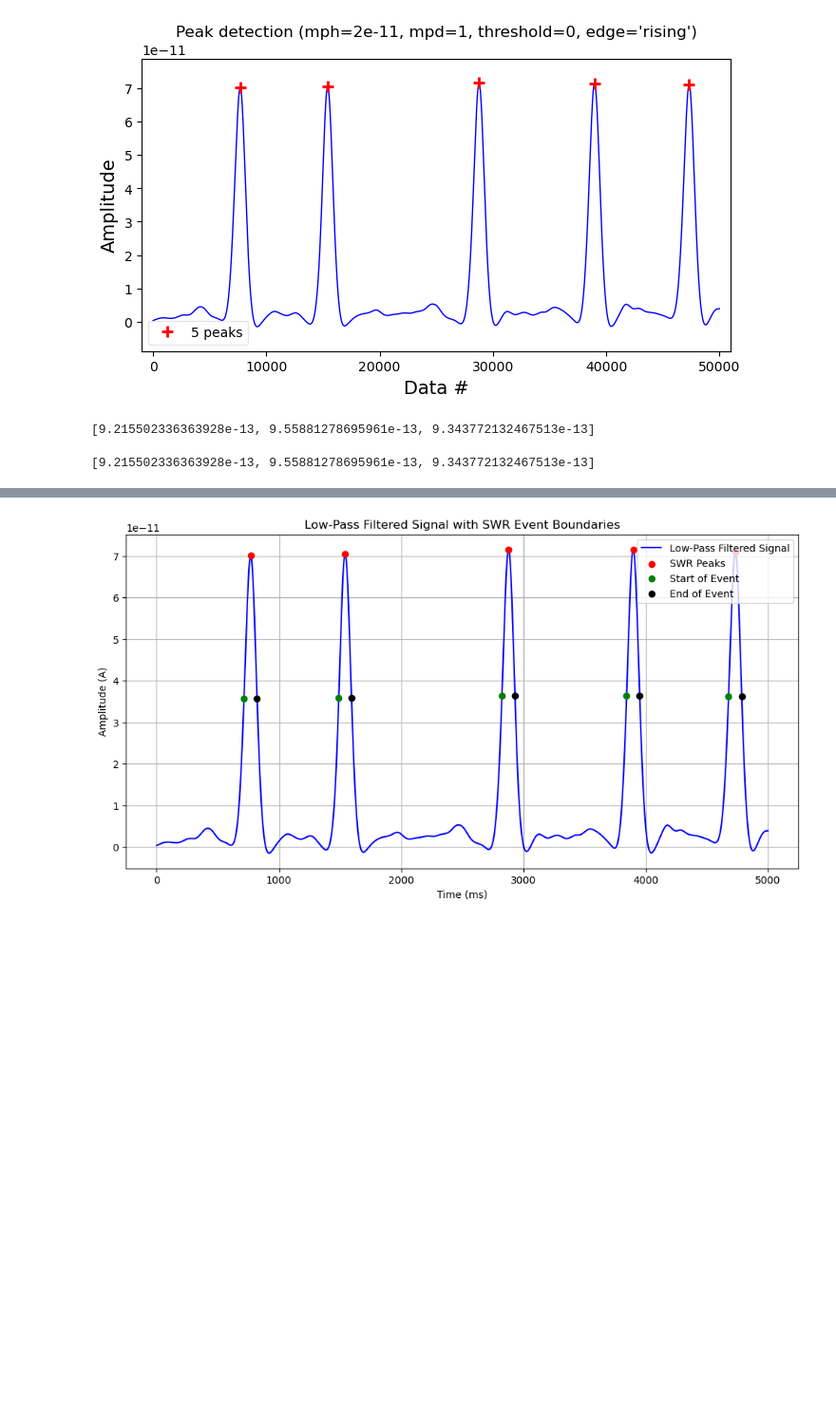
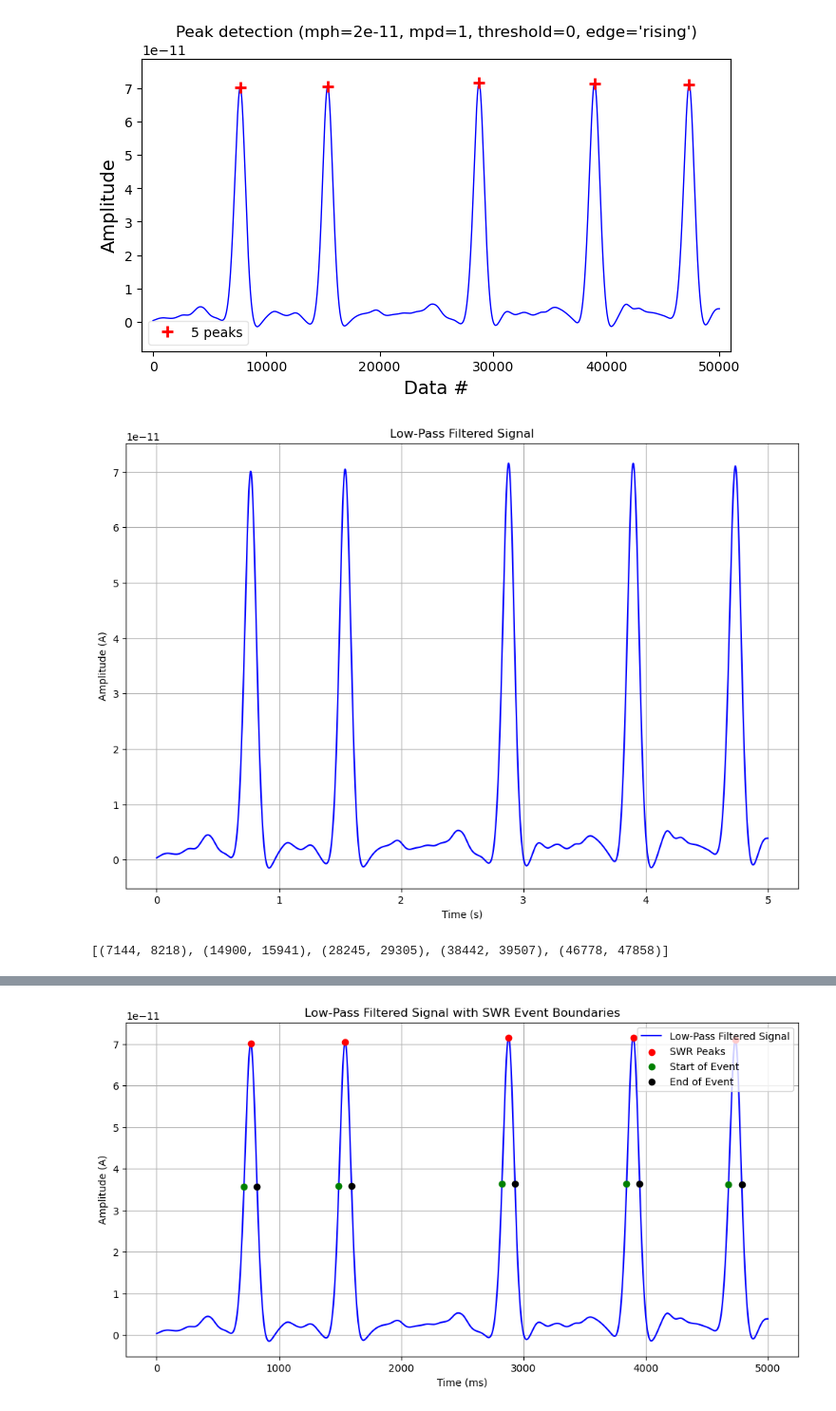
Before and after one commit to SHK-89/MNS_FinalProject, a Jupyter notebook: SWR_project.ipynb, the cells around one changed output, grey strips where cells are left out. Shown at 95% size. Saved outputs shown, nothing was run; the diff lists cells and outputs as text; code cells hidden in the pictures; blank space fills up the shorter version.

```diff
--- a/SWR_project.ipynb
+++ b/SWR_project.ipynb
@@ -491,33 +693,54 @@ peaks [7.01223083e-11 7.04795427e-11 7.15530208e-11 7.15179465e-11
 [figure]
 # %%
 def find_onset(seq, peaks, indices, baseline_window_low, baseline_window_high, dt):
-    """Find the onset of a sequence of data relative to a set of peaks"""
     baselines = []
     for peak_index in indices:
-        # find the baseline
         baseline_start = max(0, int(peak_index - baseline_window_low / dt))
-        baseline_end = int(peak_index - baseline_window_high / dt)
+        baseline_end = max(0, int(peak_index - baseline_window_high / dt))
         mean_baseline = np.average(seq[baseline_start:baseline_end])
         baselines.append(mean_baseline)
+
     global_baseline = np.mean(baselines)
 
-    # fwhm = [seq[seq > np.mean(p, global_baseline)] for p in peaks]
     points = []
     for idx, peak in enumerate(peaks):
         fwhm = np.mean([peak, global_baseline])
-        local_seq = seq[indices[idx] - int(100 / dt):indices[idx]]
-        fwhm_point = seq[np.where(local_seq > fwhm)][0]
-        #fwhm_point = indices[idx] - int(100 / dt) + np.where(local_seq > fwhm)[0]
-        points.append(fwhm_point)
+
+        # Search within a 100 ms window before the peak
+        start_idx = int(indices[idx] - 100 / dt)
+        local_seq = seq[start_idx:indices[idx]]
+
+        # Find the first point where the signal exceeds the half maximum
+        try:
+            onset_point = start_idx + int(np.where(local_seq > fwhm)[0][0])
+            points.append(onset_point)
+        except IndexError:
+            print(f"Onset not found for peak at index {indices[idx]}")
+            points.append(None)
+
     return points
 
 
 onset_points = find_onset(low_pass, peaks, indx, 200, 100, delta_t)
-print(onset)
-# %% [output]
-[9.215502336363928e-13, 9.55881278695961e-13, 9.343772132467513e-13]
+# %%
+# Plot the low-pass filtered signal with detected onset points
+plt.figure(figsize=(12, 8))
+plt.plot(current_monitor.t / ms / 1000, low_pass / amp, label='Low-Pass Filtered Signal', color='blue')
+
+# plt.scatter(current_monitor.t[indx] / ms, low_pass[indx] / amp, color='red', label='SWR Peaks', zorder=3)
+# plt.scatter(current_monitor.t[onset_points] / ms, low_pass[onset_points] / amp, color='green', label='Onset Points',
+#             zorder=3)
+
+plt.xlabel('Time (s)')
+plt.ylabel('Amplitude (A)')
+plt.title('Low-Pass Filtered Signal')
+#plt.legend()
+plt.grid(True)
+plt.show()
+# %% [output]
+[figure, added]
 # %%
-def find_onset(seq, peaks, indices, baseline_window_low, baseline_window_high, dt):
+def find_event_boundaries(seq, peaks, indices, baseline_window_low, baseline_window_high, dt):
     baselines = []
     for peak_index in indices:
         baseline_start = max(0, int(peak_index - baseline_window_low / dt))
@@ -527,26 +750,21 @@ def find_onset(seq, peaks, indices, baseline_window_low, baseline_window_high, d
 
     global_baseline = np.mean(baselines)
 
-    points = []
+    event_boundaries = []
     for idx, peak in enumerate(peaks):
         fwhm = np.mean([peak, global_baseline])
+        start_idx = indices[idx]
+        while start_idx > 0 and seq[start_idx] > fwhm:
+            start_idx -= 1
 
-        # Search within a 100 ms window before the peak
-        start_idx = int(indices[idx] - 100 / dt)
-        local_seq = seq[start_idx:indices[idx]]
-
-        # Find the first point where the signal exceeds the half maximum
-        try:
-            onset_point = start_idx + int(np.where(local_seq > fwhm)[0][0])
-            points.append(onset_point)
-        except IndexError:
-            print(f"Onset not found for peak at index {indices[idx]}")
-            points.append(None)
-
-    return points
+        end_idx = indices[idx]
+        while end_idx < len(seq) and seq[end_idx] > fwhm:
+            end_idx += 1
+        event_boundaries.append((start_idx, end_idx))
+    return event_boundaries
 
 
-onset_points = find_onset(low_pass, peaks, indx, 200, 100, delta_t)
-print(onset)
+event_boundaries = find_event_boundaries(low_pass, peaks, indx, 200, 100, delta_t)
+print(event_boundaries)
 # %% [output]
-[9.215502336363928e-13, 9.55881278695961e-13, 9.343772132467513e-13]
+[(7144, 8218), (14900, 15941), (28245, 29305), (38442, 39507), (46778, 47858)]
```
Also changed, not shown: parts of 18 cells of this notebook.
